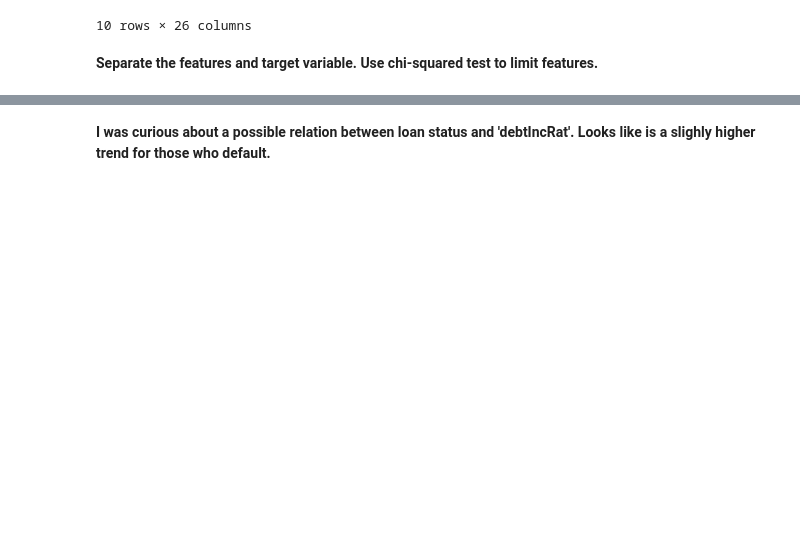
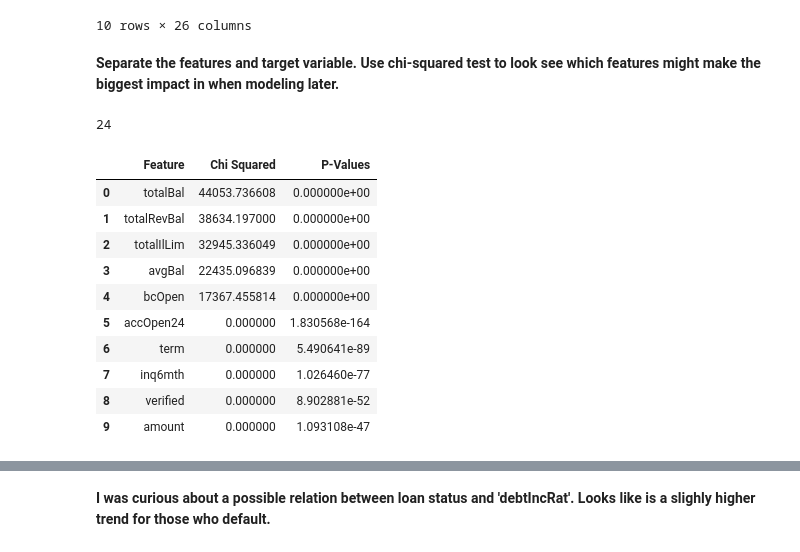
Before and after one commit to marleyberries/Springboard-Main, a Jupyter notebook: Capstone Loan Default Prediction/02_Loan Default - EDA.ipynb, the cells around one changed output, grey strips where cells are left out. Drawn from its saved outputs; the diff is of its cells as text; code cells hidden in the pictures; blank space fills up the shorter version.

```diff
--- a/Capstone Loan Default Prediction/02_Loan Default - EDA.ipynb
+++ b/Capstone Loan Default Prediction/02_Loan Default - EDA.ipynb
@@ -172,10 +145,14 @@ result.head(10)
 # %%
 df = df.drop('employment', axis=1)
 # %% [markdown]
-**Separate the features and target variable. Use chi-squared test to limit features.**
+**Separate the features and target variable. Use chi-squared test to look see which features might make the biggest impact in when modeling later.**
 # %%
 X = df.drop('status', axis=1)
 y = df['status']
+# %%
+len(X.columns)
+# %% [output]
+24
 # %%
 # Calculate the chi-squared test statistic and p-value for each feature
 chi2, p_values = [], []
@@ -186,5 +163,37 @@ for feature in X.columns:
     p_values.append(p_value)
 
 # Select the top k features with the highest chi-squared test statistic
-k = 15
-top_features = X.columns[np.argsort(chi2)[-k:]]
+k = 5
+top_features_chi = X.columns[np.argsort(chi2)[-k:]]
+top_scores_chi = np.sort(chi2)[-k:]
+
+# Select the top k features with the lowest p-values
+top_features_p = X.columns[np.argsort(p_values)[:k]]
+top_scores_p = np.sort(p_values)[:k]
+
+# Create a dataframe with the selected features and their scores
+features_scores_df = pd.DataFrame({
+    'Feature': np.concatenate((top_features_chi, top_features_p)),
+    'Chi Squared': np.concatenate((top_scores_chi, np.zeros(k))),
+    'P-Values': np.concatenate((np.zeros(k), top_scores_p))
+})
+
+# Sort the dataframe by the chi-squared test statistic score
+features_scores_df = features_scores_df.sort_values('Chi Squared', ascending=False)
+
+# Reset the index of the dataframe
+features_scores_df = features_scores_df.reset_index(drop=True)
+# %%
+features_scores_df
+# %% [output]
+|  | Feature | Chi Squared | P-Values |
+| 0 | totalBal | 44053.736608 | 0.000000e+00 |
+| 1 | totalRevBal | 38634.197000 | 0.000000e+00 |
+| 2 | totalIlLim | 32945.336049 | 0.000000e+00 |
+| 3 | avgBal | 22435.096839 | 0.000000e+00 |
+| 4 | bcOpen | 17367.455814 | 0.000000e+00 |
+| 5 | accOpen24 | 0.000000 | 1.830568e-164 |
+| 6 | term | 0.000000 | 5.490641e-89 |
+| 7 | inq6mth | 0.000000 | 1.026460e-77 |
+| 8 | verified | 0.000000 | 8.902881e-52 |
+| 9 | amount | 0.000000 | 1.093108e-47 |
```
Also changed, not shown: parts of 43 cells of this notebook.
